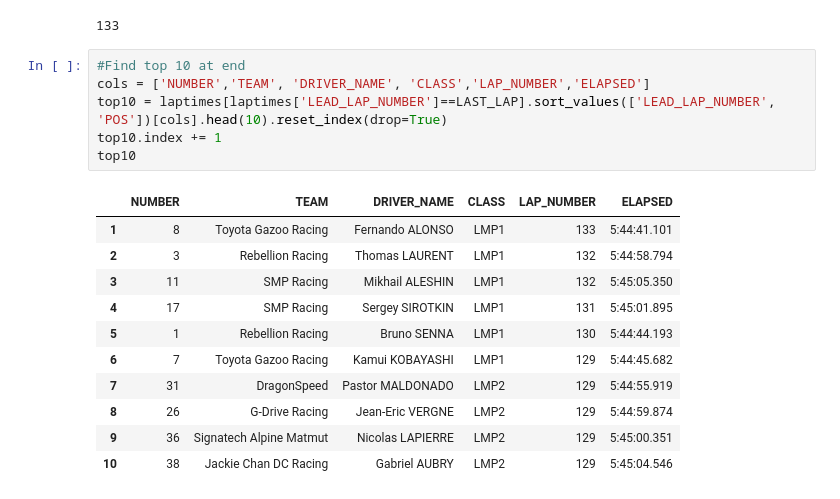
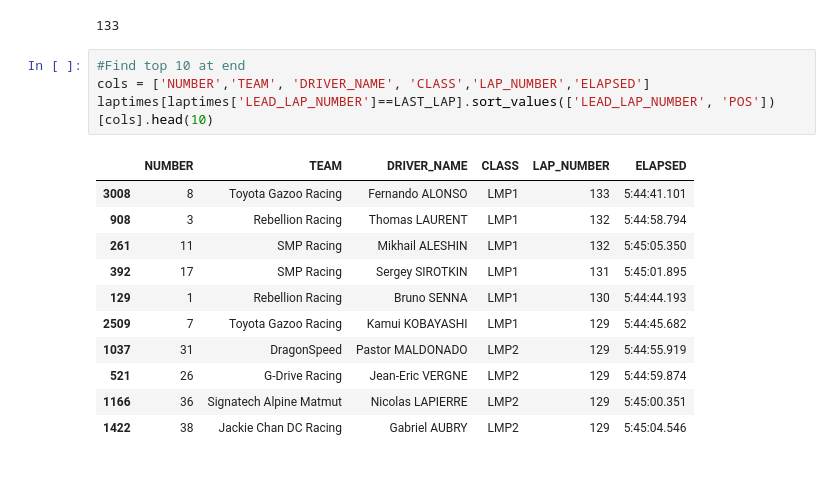
Before and after one commit to f1datajunkie/WEC, a Jupyter notebook: notebooks/Simple demo.ipynb, the cells around one changed output. Saved outputs shown, nothing was run; the diff lists cells and outputs as text.

Commit message:
Revert "Set index to pos for top 10"
This reverts commit 36692d0baee2000f9a1ccf547aff0b2dd913f741.

```diff
--- a/notebooks/Simple demo.ipynb
+++ b/notebooks/Simple demo.ipynb
@@ -477,18 +477,16 @@ LAST_LAP
 # %%
 #Find top 10 at end
 cols = ['NUMBER','TEAM', 'DRIVER_NAME', 'CLASS','LAP_NUMBER','ELAPSED']
-top10 = laptimes[laptimes['LEAD_LAP_NUMBER']==LAST_LAP].sort_values(['LEAD_LAP_NUMBER', 'POS'])[cols].head(10).reset_index(drop=True)
-top10.index += 1
-top10
+laptimes[laptimes['LEAD_LAP_NUMBER']==LAST_LAP].sort_values(['LEAD_LAP_NUMBER', 'POS'])[cols].head(10)
 # %% [output]
 |  | NUMBER | TEAM | DRIVER_NAME | CLASS | LAP_NUMBER | ELAPSED |
-| 1 | 8 | Toyota Gazoo Racing | Fernando ALONSO | LMP1 | 133 | 5:44:41.101 |
-| 2 | 3 | Rebellion Racing | Thomas LAURENT | LMP1 | 132 | 5:44:58.794 |
-| 3 | 11 | SMP Racing | Mikhail ALESHIN | LMP1 | 132 | 5:45:05.350 |
-| 4 | 17 | SMP Racing | Sergey SIROTKIN | LMP1 | 131 | 5:45:01.895 |
-| 5 | 1 | Rebellion Racing | Bruno SENNA | LMP1 | 130 | 5:44:44.193 |
-| 6 | 7 | Toyota Gazoo Racing | Kamui KOBAYASHI | LMP1 | 129 | 5:44:45.682 |
-| 7 | 31 | DragonSpeed | Pastor MALDONADO | LMP2 | 129 | 5:44:55.919 |
-| 8 | 26 | G-Drive Racing | Jean-Eric VERGNE | LMP2 | 129 | 5:44:59.874 |
-| 9 | 36 | Signatech Alpine Matmut | Nicolas LAPIERRE | LMP2 | 129 | 5:45:00.351 |
-| 10 | 38 | Jackie Chan DC Racing | Gabriel AUBRY | LMP2 | 129 | 5:45:04.546 |
+| 3008 | 8 | Toyota Gazoo Racing | Fernando ALONSO | LMP1 | 133 | 5:44:41.101 |
+| 908 | 3 | Rebellion Racing | Thomas LAURENT | LMP1 | 132 | 5:44:58.794 |
+| 261 | 11 | SMP Racing | Mikhail ALESHIN | LMP1 | 132 | 5:45:05.350 |
+| 392 | 17 | SMP Racing | Sergey SIROTKIN | LMP1 | 131 | 5:45:01.895 |
+| 129 | 1 | Rebellion Racing | Bruno SENNA | LMP1 | 130 | 5:44:44.193 |
+| 2509 | 7 | Toyota Gazoo Racing | Kamui KOBAYASHI | LMP1 | 129 | 5:44:45.682 |
+| 1037 | 31 | DragonSpeed | Pastor MALDONADO | LMP2 | 129 | 5:44:55.919 |
+| 521 | 26 | G-Drive Racing | Jean-Eric VERGNE | LMP2 | 129 | 5:44:59.874 |
+| 1166 | 36 | Signatech Alpine Matmut | Nicolas LAPIERRE | LMP2 | 129 | 5:45:00.351 |
+| 1422 | 38 | Jackie Chan DC Racing | Gabriel AUBRY | LMP2 | 129 | 5:45:04.546 |
```
Also changed, not shown: parts of 4 cells of this notebook, 2 other files.
